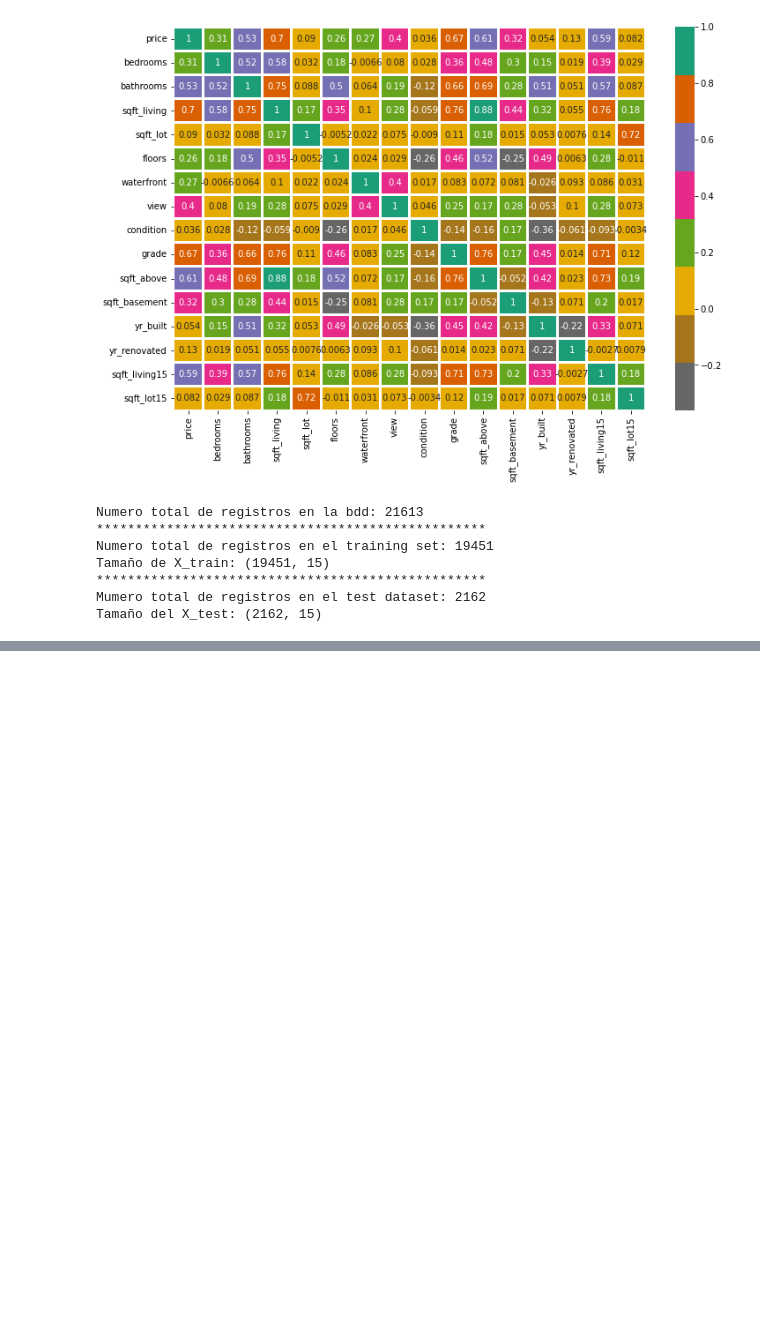
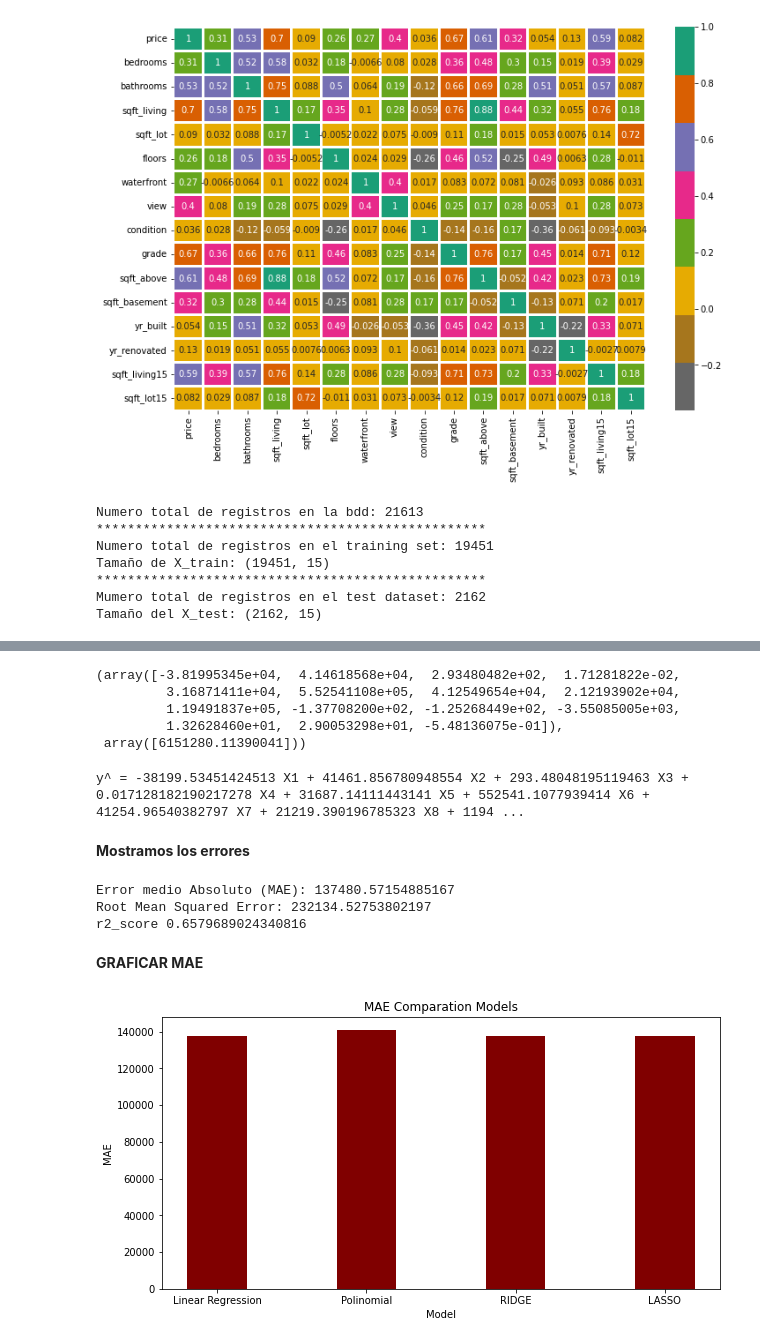
Before and after one commit to PosgradoMNA/actividades-de-aprendizaje-LuisHermenegildo1, a Jupyter notebook: TecMty_Regresion_lineal_polinomial.ipynb, the cells around one changed output, grey strips where cells are left out. Cells and saved outputs as stored; diff of their text form; code cells hidden in the pictures; blank space fills up the shorter version.

```diff
--- a/TecMty_Regresion_lineal_polinomial.ipynb
+++ b/TecMty_Regresion_lineal_polinomial.ipynb
@@ -670,0 +794,4 @@ Tamaño del X_test: (2162, 15)
+# %%
+model_ridge = Ridge(alpha=1.0)
+model_ridge.fit(X_train, y_train)
+y_pred = model_ridge.predict(X_test)
@@ -670,0 +815,7 @@ Tamaño del X_test: (2162, 15)
+# %%
+print('Error medio Absoluto (MAE):', metrics.mean_absolute_error(y_test, y_pred))
+print('Root Mean Squared Error:', np.sqrt(metrics.mean_squared_error(y_test, y_pred)))
+print('r2_score',r2_score(y_test, y_pred))
+
+MAE_RIDGE = metrics.mean_absolute_error(y_test, y_pred)
+R2_RIDGE = r2_score(y_test, y_pred)
@@ -670,0 +830,4 @@ Tamaño del X_test: (2162, 15)
+# %%
+model_lasso = Lasso(alpha=1.0)
+model_lasso.fit(X_train, y_train)
+y_pred = model_lasso.predict(X_test)
@@ -670,0 +836,46 @@ Tamaño del X_test: (2162, 15)
+# %%
+model_lasso.coef_, model_lasso.intercept_
+# %% [output]
+(array([-3.81995345e+04,  4.14618568e+04,  2.93480482e+02,  1.71281822e-02,
+         3.16871411e+04,  5.52541108e+05,  4.12549654e+04,  2.12193902e+04,
+         1.19491837e+05, -1.37708200e+02, -1.25268449e+02, -3.55085005e+03,
+         1.32628460e+01,  2.90053298e+01, -5.48136075e-01]),
+ array([6151280.11390041]))
+# %%
+print(getEquation(model_lasso.coef_, model_lasso.intercept_))
+# %% [output]
+y^ = -38199.53451424513 X1 + 41461.856780948554 X2 + 293.48048195119463 X3 + 0.017128182190217278 X4 + 31687.14111443141 X5 + 552541.1077939414 X6 + 41254.96540382797 X7 + 21219.390196785323 X8 + 1194 ...
+# %% [markdown]
+**Mostramos los errores**
+# %%
+print('Error medio Absoluto (MAE):', metrics.mean_absolute_error(y_test, y_pred))
+print('Root Mean Squared Error:', np.sqrt(metrics.mean_squared_error(y_test, y_pred)))
+print('r2_score',r2_score(y_test, y_pred))
+
+MAE_LASSO = metrics.mean_absolute_error(y_test, y_pred)
+R2_LASSO = r2_score(y_test, y_pred)
+# %% [output]
+Error medio Absoluto (MAE): 137480.57154885167
+Root Mean Squared Error: 232134.52753802197
+r2_score 0.6579689024340816
+# %% [markdown]
+**GRAFICAR MAE**
+# %%
+# creating the dataset
+mae_values = {'Linear Regression':MAE_Lineal, 'Polinomial':MAE_Polinomial, 'RIDGE':MAE_RIDGE,
+        'LASSO':MAE_LASSO}
+models = list(mae_values.keys())
+values = list(mae_values.values())
+
+fig = plt.figure(figsize = (10, 5))
+
+# creating the bar plot
+plt.bar(models, values, color ='maroon',
+        width = 0.4)
+
+plt.xlabel("Model")
+plt.ylabel("MAE")
+plt.title("MAE Comparation Models")
+plt.show()
+# %% [output]
+[figure, added]
```
Also changed, not shown: parts of 38 cells of this notebook.
